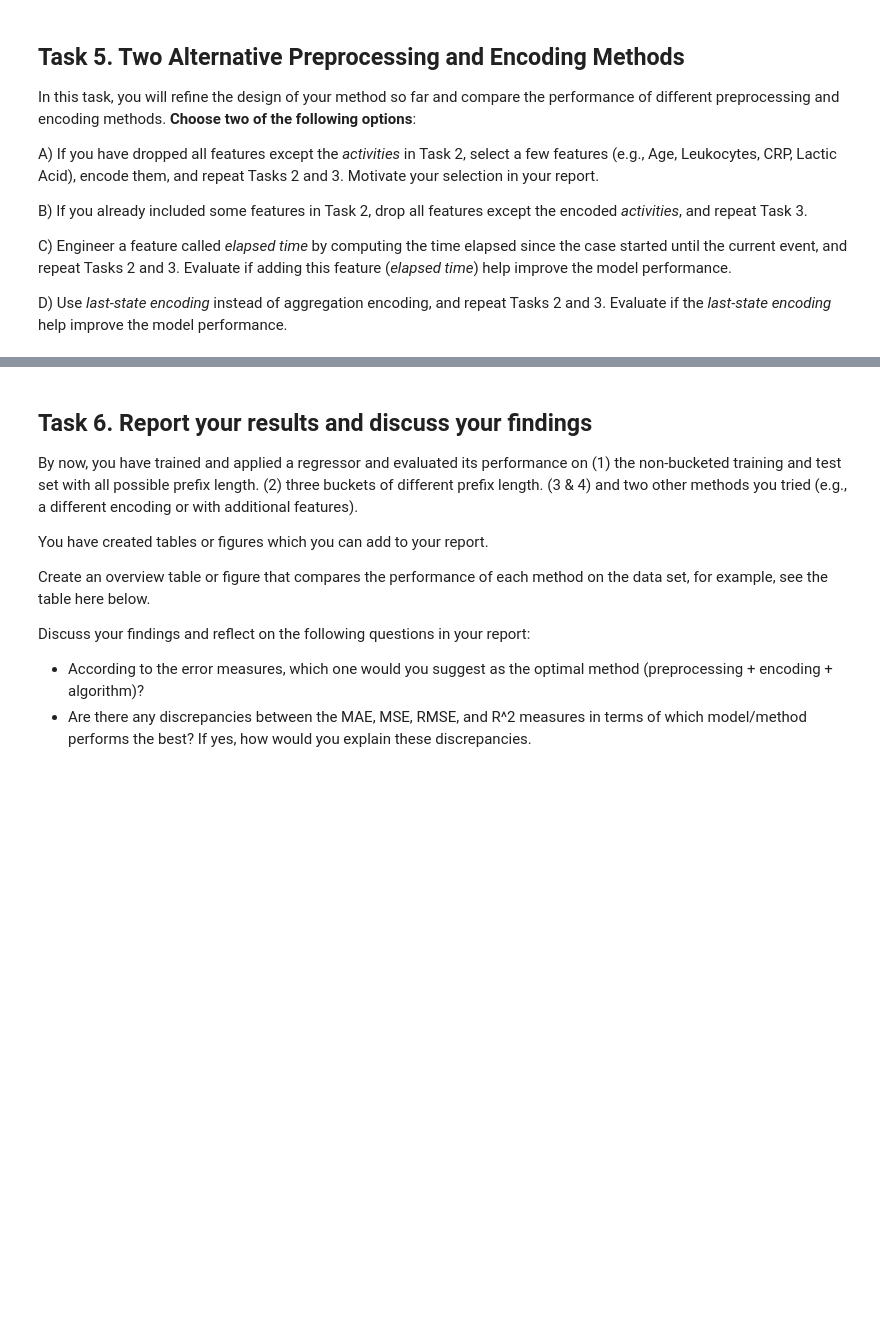
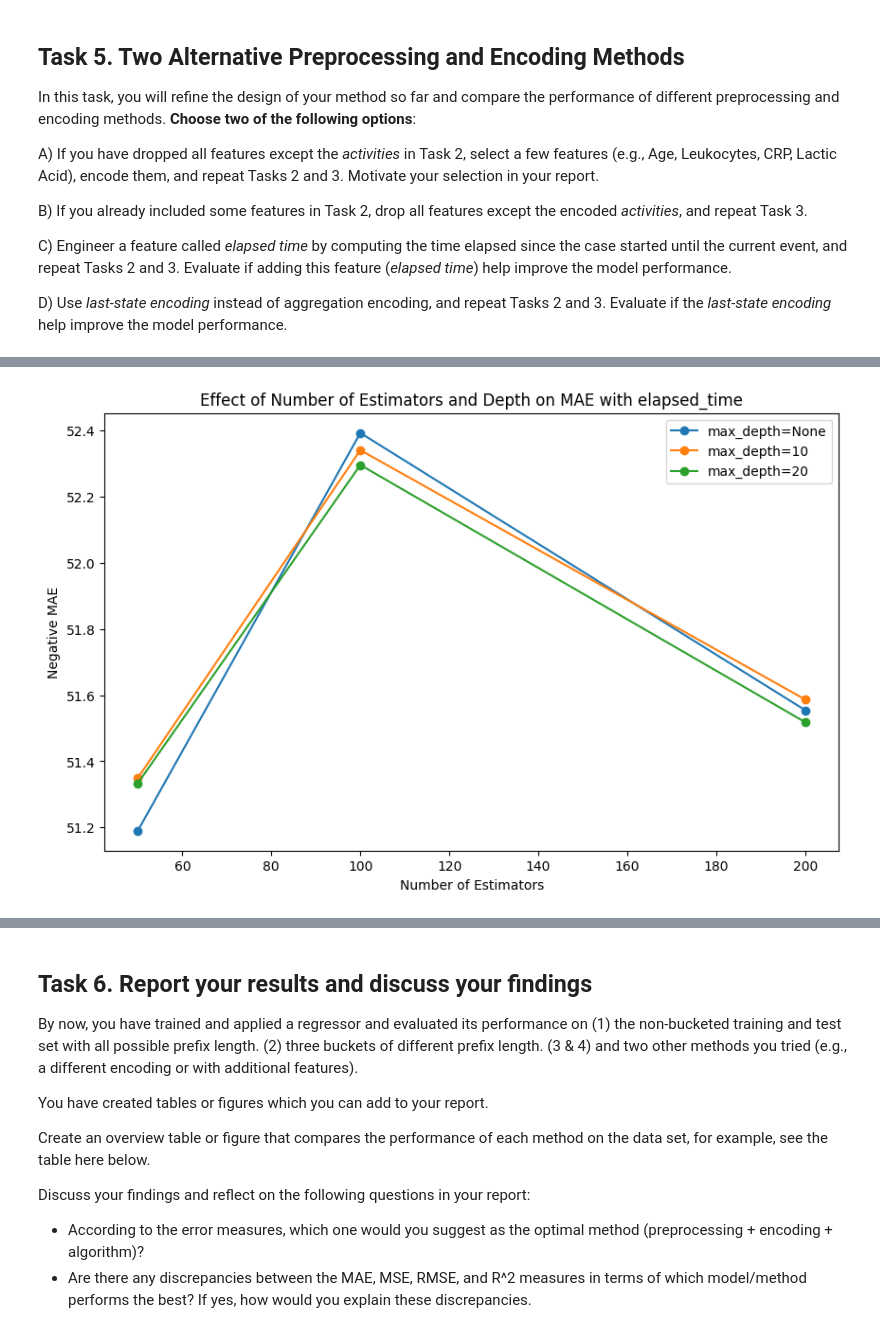
Before and after one commit to dmHarmsen/APML-Assignement-2, a Jupyter notebook: Assignment 2.ipynb, the cells around one changed output, grey strips where cells are left out. Saved outputs shown, nothing was run; the diff lists cells and outputs as text; code cells hidden in the pictures; blank space fills up the shorter version.

Commit message:
Added Task 5 and other small changes
Added task 5.
I chose for both C an D for task 5, and made small adjustments to task 2

```diff
--- a/Assignment 2.ipynb
+++ b/Assignment 2.ipynb
@@ -306,15 +305,15 @@ This encoding has been discussed during lecture 7.
 - for the aggregation encoding check the pandas groupby.DataFrameGroupBy and cumsum function and read the [examples and answers on the stake overflow](https://stackoverflow.com/a/49578219)
 # %%
 # TODO: Implement the function that returns the aggregation state encoding of a log
-def agg_per_event_encoding(dataFrame, columnCase, columnActivity):
+def agg_per_event_encoding(dataFrame, column_Sepsis_CaseID, column_Sepsis_Activity):
     _new_data = dataFrame.copy()
 
     # TODO: Apply one-hot encoding to the 'activity' column
-    onehot = pd.get_dummies(_new_data[columnActivity], prefix=columnActivity)
+    onehot = pd.get_dummies(_new_data[column_Sepsis_Activity], prefix=column_Sepsis_Activity)
     _new_data = pd.concat([_new_data, onehot], axis=1)
 
     # TODO: Group by 'case id' and compute the cumulative sum for each activity
-    cumulative_freq = _new_data.groupby([columnCase])[onehot.columns].cumsum()
+    cumulative_freq = _new_data.groupby([column_Sepsis_CaseID])[onehot.columns].cumsum()
 
     # TODO: Concatenate the original DataFrame with the cumulative frequencies
     _data_with_features = pd.concat([_new_data, cumulative_freq], axis=1)
@@ -357,24 +356,24 @@ When writing your report, explain how you split the data and provide a justifica
 time_threshold = pd.Timestamp('2014-09-30 00:00:00')
 
 # Split the case
-def train_test_time_based_split(data_frame, time_threshold, column_case_id, column_activity, column_time_stamp, column_label):
+def train_test_time_based_split(data_frame, time_threshold, column_Sepsis_CaseID, column_Sepsis_Activity, column_Sepsis_Timestamps, column_label):
 
     # TODO: Identify the start time of each case
-    case_start_time = data_frame.groupby(column_case_id)[column_time_stamp].min()
+    case_start_time = data_frame.groupby(column_Sepsis_CaseID)[column_Sepsis_Timestamps].min()
 
     # TODO: Separate case IDs into training and test sets
     train_case_ids = case_start_time[case_start_time < time_threshold].index
     test_case_ids = case_start_time[case_start_time >= time_threshold].index
 
     # TODO: Assign rows to training and test sets based on case IDs
-    train_data = data_frame[data_frame[column_case_id].isin(train_case_ids)]
-    test_data = data_frame[data_frame[column_case_id].isin(test_case_ids)]
+    train_data = data_frame[data_frame[column_Sepsis_CaseID].isin(train_case_ids)]
+    test_data = data_frame[data_frame[column_Sepsis_CaseID].isin(test_case_ids)]
 
     # TODO : Create the training and test sets, while dropping the irrelevant columns
-    X_train = train_data.drop([column_case_id, column_activity, column_label, column_time_stamp], axis=1)
+    X_train = train_data.drop([column_Sepsis_CaseID, column_Sepsis_Activity, column_label, column_Sepsis_Timestamps], axis=1)
     y_train = train_data[column_label]
 
-    X_test = test_data.drop([column_case_id, column_activity, column_label, column_time_stamp], axis=1)
+    X_test = test_data.drop([column_Sepsis_CaseID, column_Sepsis_Activity, column_label, column_Sepsis_Timestamps], axis=1)
     y_test = test_data[column_label]
 
     return (X_train, X_test, y_train, y_test)
@@ -594,3 +559,66 @@ B) If you already included some features in Task 2, drop all features except the
 C) Engineer a feature called *elapsed time* by computing the time elapsed since the case started until the current event, and repeat Tasks 2 and 3. Evaluate if adding this feature (*elapsed time*) help improve the model performance.
 
 D) Use *last-state encoding* instead of aggregation encoding, and repeat Tasks 2 and 3. Evaluate if the *last-state encoding* help improve the model performance.
+# %%
+# TASK 5.C
+
+# calculate the elapsed time for each row in the dataset and handle missing vlaues
+case_start_time = df.groupby(column_Sepsis_CaseID)['Complete Timestamp'].transform('min')
+df['elapsed_time'] = (df['Complete Timestamp'] - case_start_time).dt.total_seconds()
+df['elapsed_time'] = df['elapsed_time'].fillna(df['elapsed_time'].median())
+
+# data preprocessing
+scaler = MinMaxScaler()
+df_scale = df.copy()
+df_scale[['Age', 'Leucocytes', 'CRP', 'LacticAcid', 'elapsed_time']] = scaler.fit_transform(df_scale[['Age', 'Leucocytes', 'CRP', 'LacticAcid', 'elapsed_time']])
+
+# apply the aggregation encoding for activities
+df_scale_encoded = agg_per_event_encoding(df_scale, column_Sepsis_CaseID, column_Sepsis_Activity)
+
+# train-test split
+X_train, X_test, y_train, y_test = train_test_time_based_split(df_scale_encoded, time_threshold, column_Sepsis_CaseID, column_Sepsis_Activity, column_Sepsis_Timestamps, label_column)
+
+# fill NaNs so we get no errors
+X_train = X_train.apply(pd.to_numeric, errors='coerce').fillna(0)
+X_test = X_test.apply(pd.to_numeric, errors='coerce').fillna(0)
+
+# Train a regression model (e.g., Random Forest Regressor)
+param_grid = {
+    'n_estimators': [50, 100, 200],
+    'max_depth': [None, 10, 20],
+    'min_samples_split': [2, 5]
+}
+
+grid_search = GridSearchCV(RandomForestRegressor(random_state=42), param_grid, cv=5, scoring='neg_mean_absolute_error', n_jobs=-1, verbose=2)
+grid_search.fit(X_train, y_train)
+
+best_rf = grid_search.best_estimator_
+y_pred_best = best_rf.predict(X_test)
+
+# Evaluate the regressor on the test data and print the errors
+mae_best = mean_absolute_error(y_test, y_pred_best)
+mse_best = mean_squared_error(y_test, y_pred_best)
+rmse_best = np.sqrt(mse_best)
+r2_best = r2_score(y_test, y_pred_best)
+
+print(f"Best Random Forest Regressor Performance:\nMAE: {mae_best:.4f}, MSE: {mse_best:.4f}, RMSE: {rmse_best:.4f}, R^2: {r2_best:.4f}")
+
+# simply for checking the the elapsed time is calculated correclty
+df_filtered = df[df['Case ID'].isin(['A'])]
+print("\nElapsed Time Calculation:")
+print(df_filtered[['Case ID', 'Complete Timestamp', 'elapsed_time']])
+
+# Plotting results
+results = grid_search.cv_results_
+n_estimators = [50, 100, 200]
+
+plt.figure(figsize=(10, 6))
+plt.plot(n_estimators, -results['mean_test_score'][::6], marker='o', label='max_depth=None')
+plt.plot(n_estimators, -results['mean_test_score'][1::6], marker='o', label='max_depth=10')
+plt.plot(n_estimators, -results['mean_test_score'][2::6], marker='o', label='max_depth=20')
+plt.xlabel('Number of Estimators')
+plt.ylabel('Negative MAE')
+plt.title('Effect of Number of Estimators and Depth on MAE with elapsed_time')
+plt.legend()
+plt.show()
+# %% [output]
@@ -596,0 +642 @@ D) Use *last-state encoding* instead of aggregation encoding, and repeat Tasks 2
+[figure, added]
```
Also changed, not shown: parts of 8 cells of this notebook.
